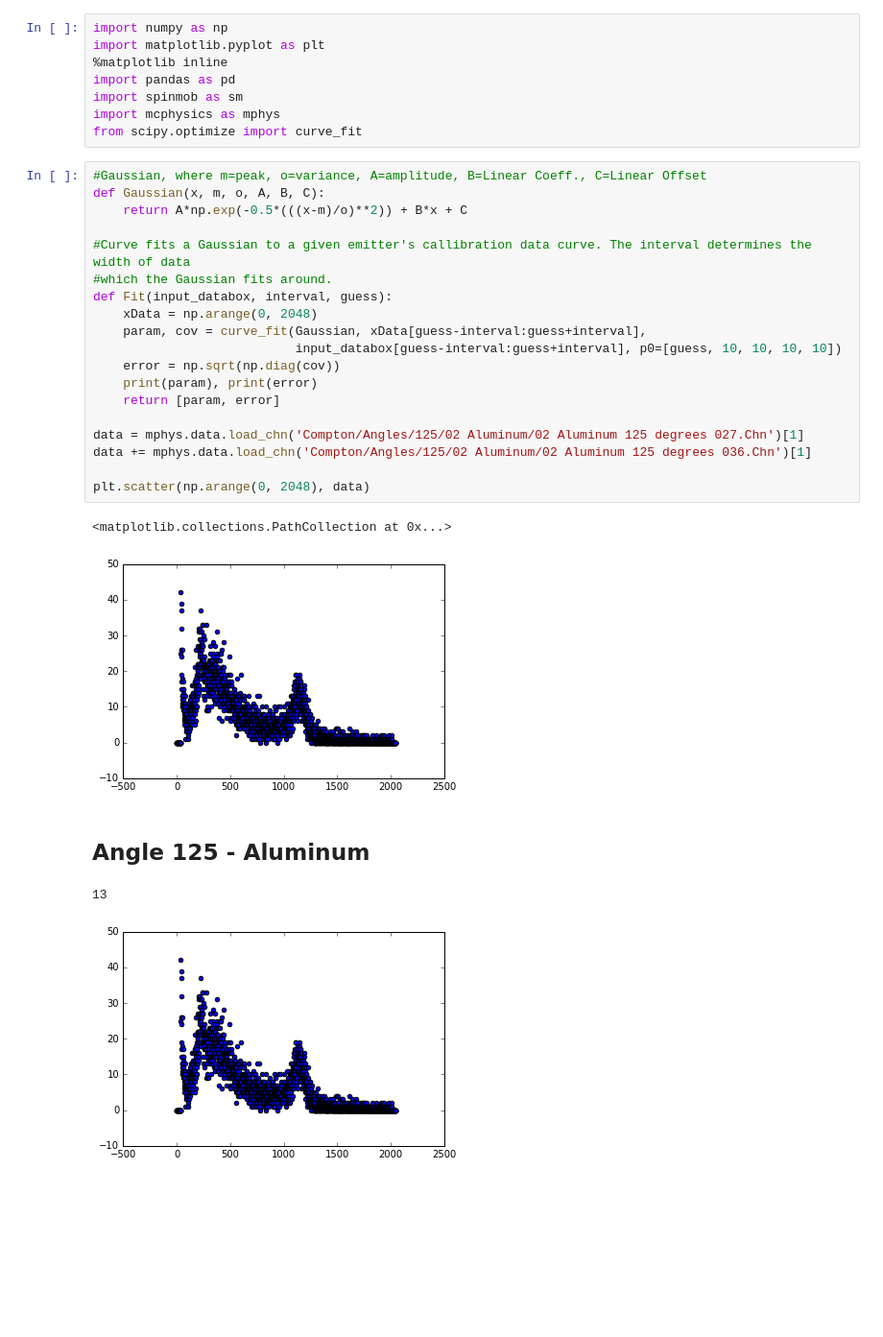
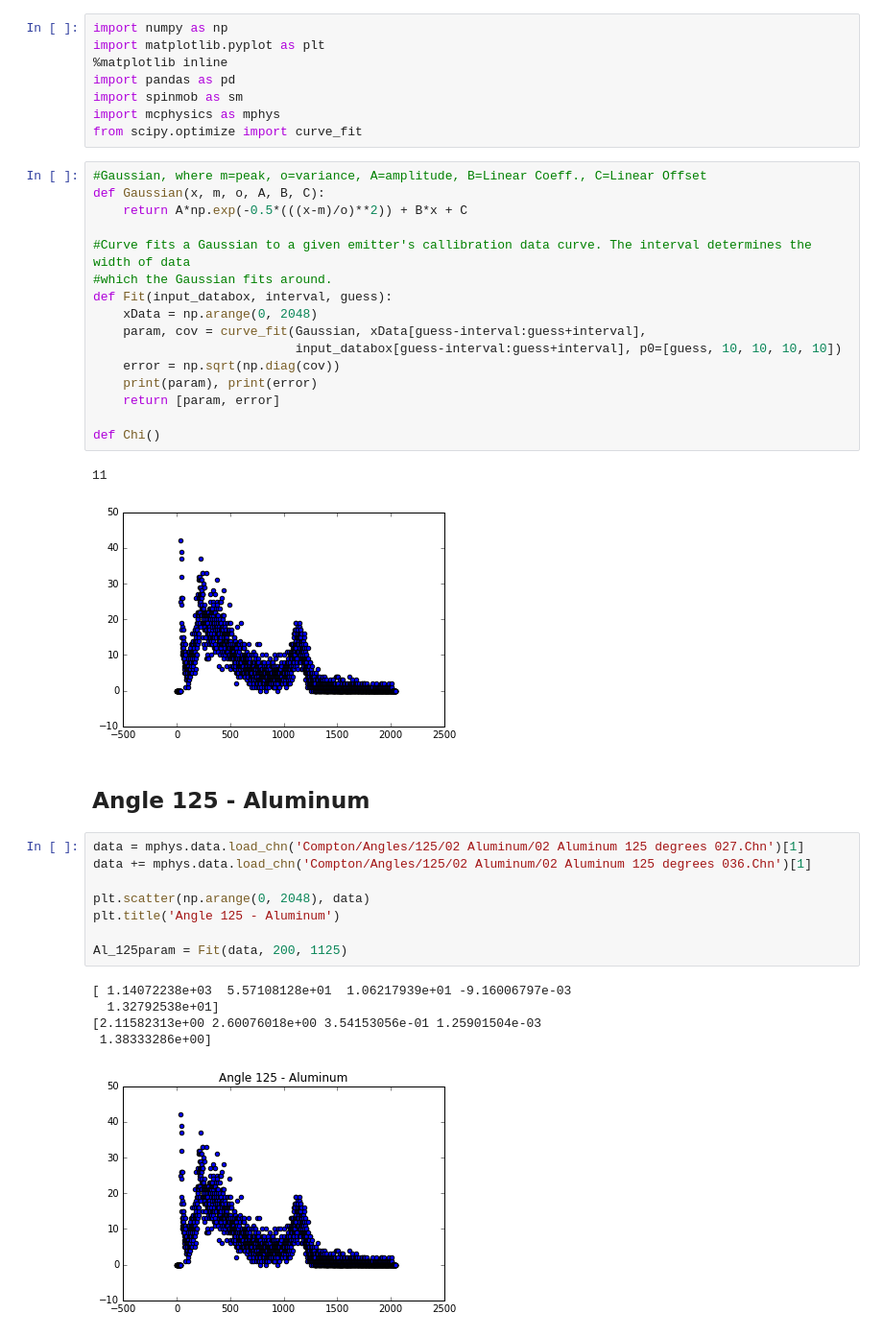
Before and after one commit to jmanlarkin/Compton, a Jupyter notebook: Scattering Fits.ipynb, the cells around one changed output. Shown at 96% size. Saved outputs shown, nothing was run; the diff lists cells and outputs as text; blank space fills up the shorter version.

```diff
--- a/Scattering Fits.ipynb
+++ b/Scattering Fits.ipynb
@@ -21,16 +21,23 @@ def Fit(input_databox, interval, guess):
     print(param), print(error)
     return [param, error]
 
-data = mphys.data.load_chn('Compton/Angles/125/02 Aluminum/02 Aluminum 125 degrees 027.Chn')[1]
-data += mphys.data.load_chn('Compton/Angles/125/02 Aluminum/02 Aluminum 125 degrees 036.Chn')[1]
-
-plt.scatter(np.arange(0, 2048), data)
+def Chi()
 # %% [output]
-<matplotlib.collections.PathCollection at 0x...>
+11
 [figure]
 # %% [markdown]
 ## Angle 125 - Aluminum
 # %%
+data = mphys.data.load_chn('Compton/Angles/125/02 Aluminum/02 Aluminum 125 degrees 027.Chn')[1]
+data += mphys.data.load_chn('Compton/Angles/125/02 Aluminum/02 Aluminum 125 degrees 036.Chn')[1]
+
+plt.scatter(np.arange(0, 2048), data)
+plt.title('Angle 125 - Aluminum')
+
+Al_125param = Fit(data, 200, 1125)
 # %% [output]
-13
+[ 1.14072238e+03  5.57108128e+01  1.06217939e+01 -9.16006797e-03
+  1.32792538e+01]
+[2.11582313e+00 2.60076018e+00 3.54153056e-01 1.25901504e-03
+ 1.38333286e+00]
-[figure, old version]
+[figure, new version]
```
Also changed, not shown: 3 other files.
